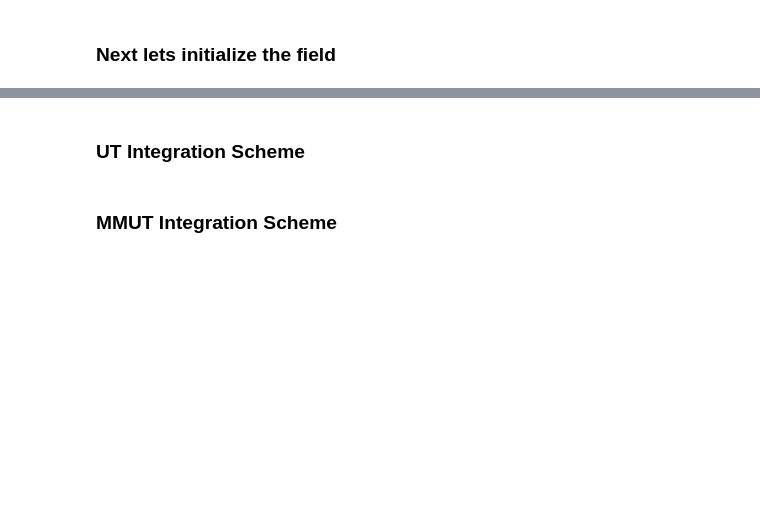
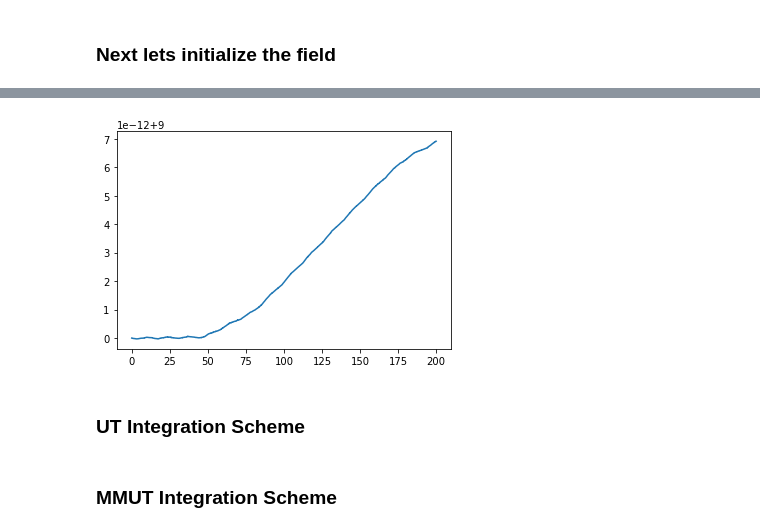
Before and after one commit to jcandane/RTHF, a Jupyter notebook: RTHF_Density.ipynb, the cells around one changed output, grey strips where cells are left out. Cells and saved outputs as stored; diff of their text form; code cells hidden in the pictures; blank space fills up the shorter version.

```diff
--- a/RTHF_Density.ipynb
+++ b/RTHF_Density.ipynb
@@ -41,3 +69,35 @@ field3.vector = np.array([1.,1.,1.])
+# %%
+def UT_obj(uhf_object):
+
+    dt = 0.02
+    t = np.arange(0, 200, dt)
+    trace = np.zeros(10000)
+    DA_mo = uhf_object.Da_mo
+    DB_mo = uhf_object.Db_mo
+
+    ddd = np.zeros(10000)
+    for i in tqdm(range(10000)):
+
+        Da_ao, Db_ao = uhf_object.getAO(DA_mo, DB_mo)
+        FA_ao, FB_ao = uhf_object.get_UCFock(Da_ao, Db_ao) - 0.*np.random.random(DA_mo.shape)
+        ddd[i]  = np.einsum('xAB, AB -> x', uhf_object.D, ( Da_ao + Db_ao ).real )[0]
+        Fa_mo, Fb_mo = uhf_object.getMO(FA_ao, FB_ao)
+        UA = Expm(- 1j * Fa_mo * dt)
+        UB = Expm(- 1j * Fb_mo * dt)
+
+        DA_mo = UA @ DA_mo @ ((UA).conj().T)
+        DB_mo = UB @ DB_mo @ ((UB).conj().T)
+
+        trace[i] = np.trace(DA_mo + DB_mo).real
+
+    return t, ddd, trace
+
+tt, dx, tr = UT_obj(OH)
+
+plt.plot(t, trace)
+plt.show()
+# %% [output]
+[figure, added]
 # %% [markdown]
 ### UT Integration Scheme
 # %%
```
Also changed, not shown: parts of 31 cells of this notebook.
